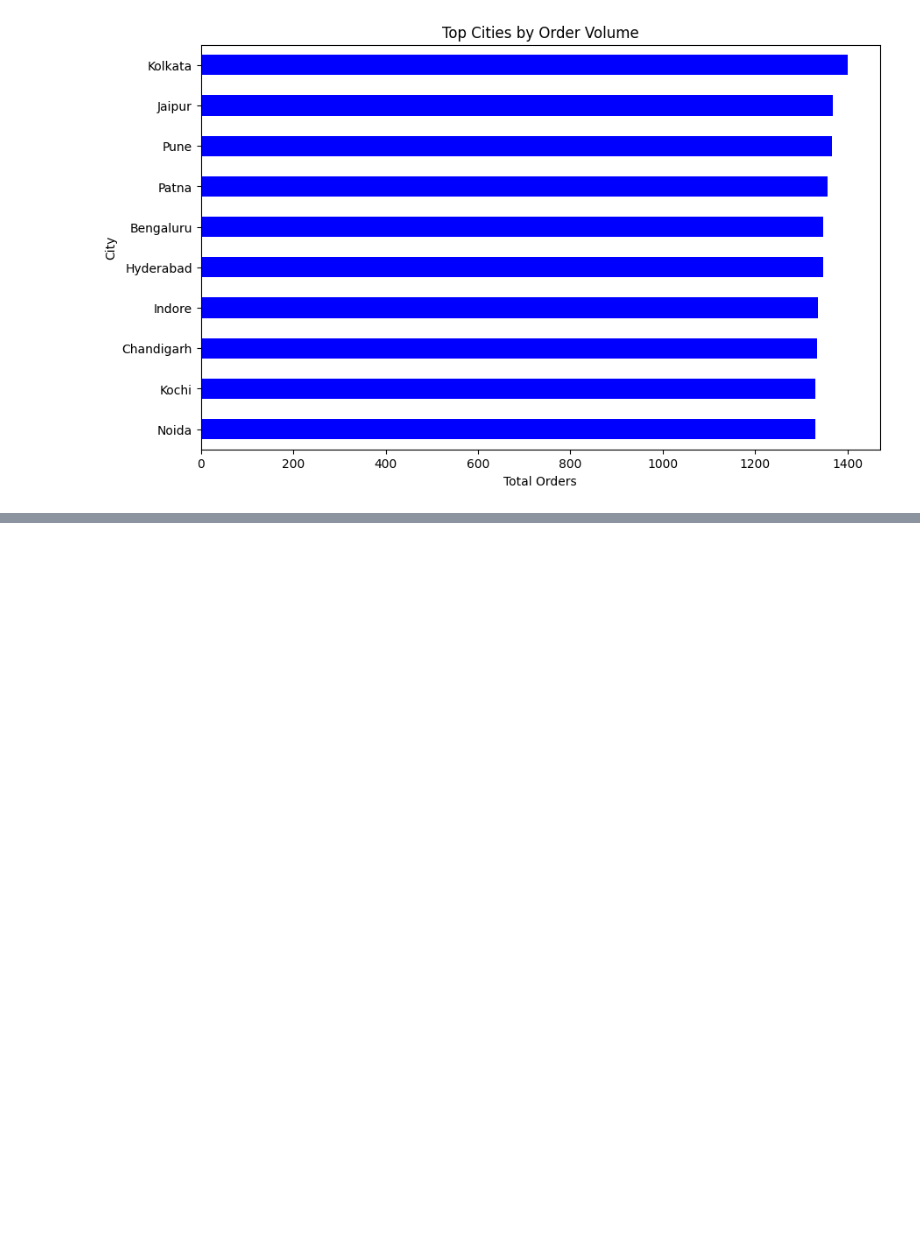
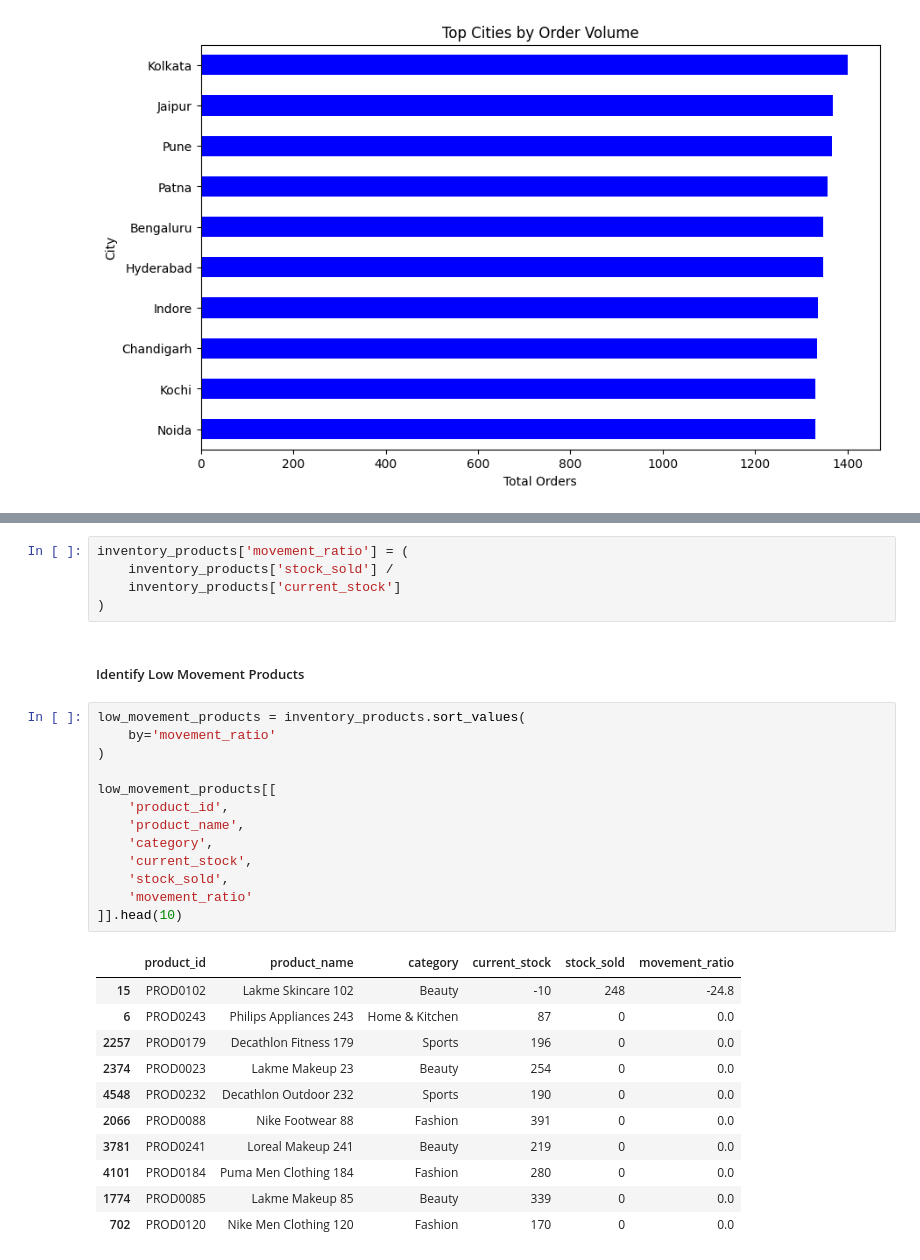
Before and after one commit to utkarshdhangar5/retail-sales-inventory-analytics, a Jupyter notebook: notebooks/ExploratoryDataAnalysis.ipynb, the cells around one changed output, grey strips where cells are left out. Saved outputs shown, nothing was run; the diff lists cells and outputs as text; blank space fills up the shorter version.

```diff
--- a/notebooks/ExploratoryDataAnalysis.ipynb
+++ b/notebooks/ExploratoryDataAnalysis.ipynb
@@ -1032,0 +1077,32 @@ plt.show()
+# %%
+inventory_products['movement_ratio'] = (
+    inventory_products['stock_sold'] /
+    inventory_products['current_stock']
+)
+# %% [markdown]
+##### Identify Low Movement Products
+# %%
+low_movement_products = inventory_products.sort_values(
+    by='movement_ratio'
+)
+
+low_movement_products[[
+    'product_id',
+    'product_name',
+    'category',
+    'current_stock',
+    'stock_sold',
+    'movement_ratio'
+]].head(10)
+# %% [output]
+|  | product_id | product_name | category | current_stock | stock_sold | movement_ratio |
+| 15 | PROD0102 | Lakme Skincare 102 | Beauty | -10 | 248 | -24.8 |
+| 6 | PROD0243 | Philips Appliances 243 | Home & Kitchen | 87 | 0 | 0.0 |
+| 2257 | PROD0179 | Decathlon Fitness 179 | Sports | 196 | 0 | 0.0 |
+| 2374 | PROD0023 | Lakme Makeup 23 | Beauty | 254 | 0 | 0.0 |
+| 4548 | PROD0232 | Decathlon Outdoor 232 | Sports | 190 | 0 | 0.0 |
+| 2066 | PROD0088 | Nike Footwear 88 | Fashion | 391 | 0 | 0.0 |
+| 3781 | PROD0241 | Loreal Makeup 241 | Beauty | 219 | 0 | 0.0 |
+| 4101 | PROD0184 | Puma Men Clothing 184 | Fashion | 280 | 0 | 0.0 |
+| 1774 | PROD0085 | Lakme Makeup 85 | Beauty | 339 | 0 | 0.0 |
+| 702 | PROD0120 | Nike Men Clothing 120 | Fashion | 170 | 0 | 0.0 |
```
Also changed, not shown: parts of 4 cells of this notebook.
